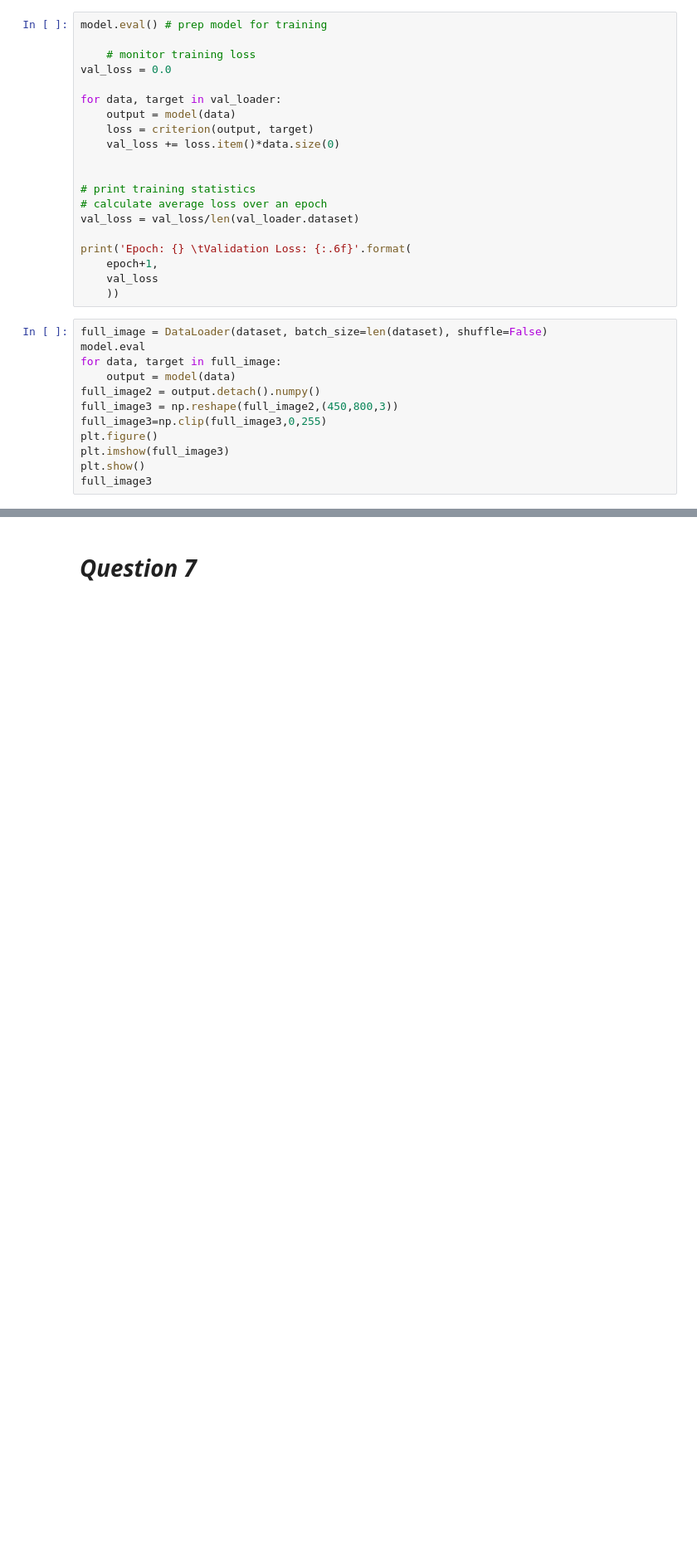
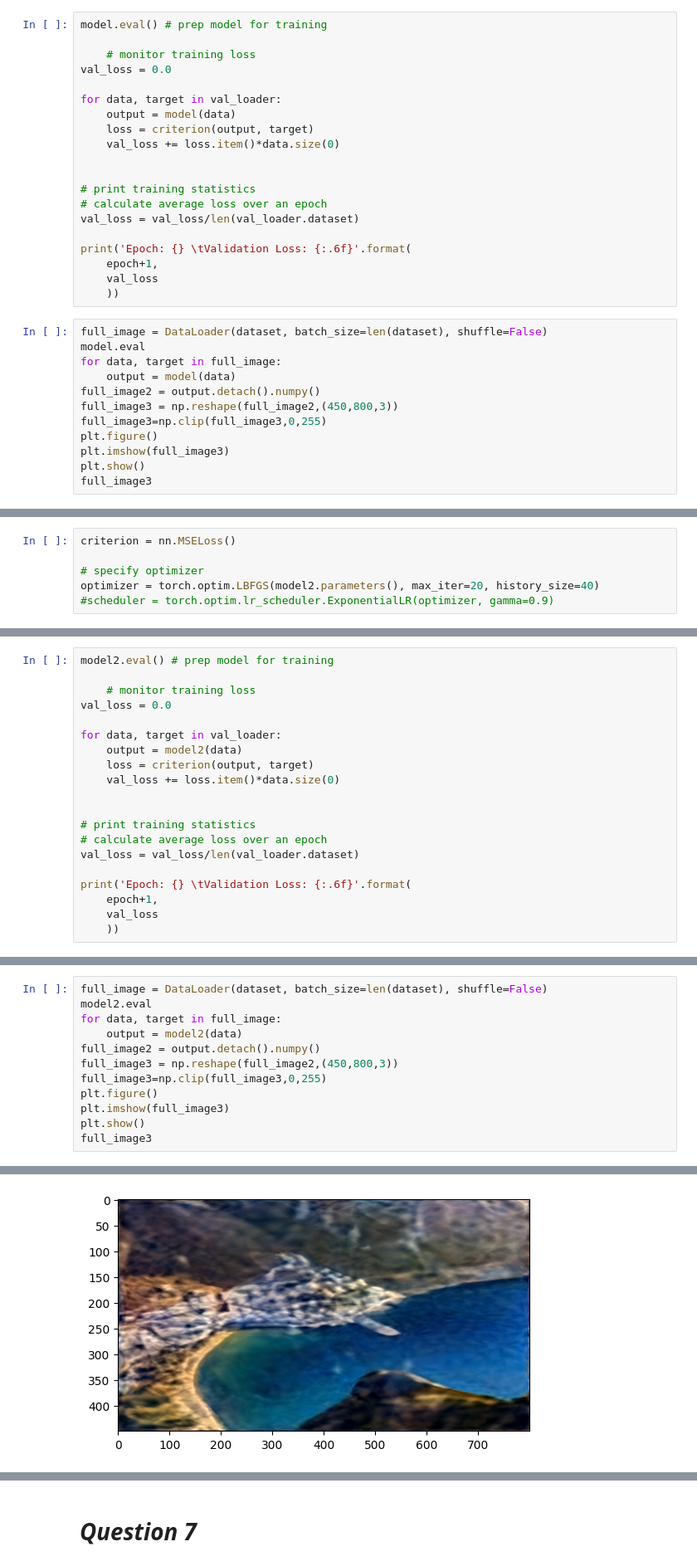
Before and after one commit to abdipourasl/Deep-Learning-1402, a Jupyter notebook: DL2.ipynb, the cells around one changed output, grey strips where cells are left out. Shown at 83% size. Cells and saved outputs as stored; diff of their text form; blank space fills up the shorter version.

```diff
--- a/DL2.ipynb
+++ b/DL2.ipynb
@@ -1445,0 +1584,6 @@ full_image3
+# %%
+criterion = nn.MSELoss()
+
+# specify optimizer
+optimizer = torch.optim.LBFGS(model2.parameters(), max_iter=20, history_size=40)
+#scheduler = torch.optim.lr_scheduler.ExponentialLR(optimizer, gamma=0.9)
@@ -1445,0 +1664,20 @@ full_image3
+# %%
+model2.eval() # prep model for training
+
+    # monitor training loss
+val_loss = 0.0
+
+for data, target in val_loader:
+    output = model2(data)
+    loss = criterion(output, target)
+    val_loss += loss.item()*data.size(0)
+
+
+# print training statistics
+# calculate average loss over an epoch
+val_loss = val_loss/len(val_loader.dataset)
+
+print('Epoch: {} \tValidation Loss: {:.6f}'.format(
+    epoch+1,
+    val_loss
+    ))
@@ -1445,0 +1686,13 @@ full_image3
+# %%
+full_image = DataLoader(dataset, batch_size=len(dataset), shuffle=False)
+model2.eval
+for data, target in full_image:
+    output = model2(data)
+full_image2 = output.detach().numpy()
+full_image3 = np.reshape(full_image2,(450,800,3))
+full_image3=np.clip(full_image3,0,255)
+plt.figure()
+plt.imshow(full_image3)
+plt.show()
+full_image3
+# %% [output]
@@ -1445,0 +1700 @@ full_image3
+[figure, added]
```
Also changed, not shown: parts of 26 cells of this notebook.
